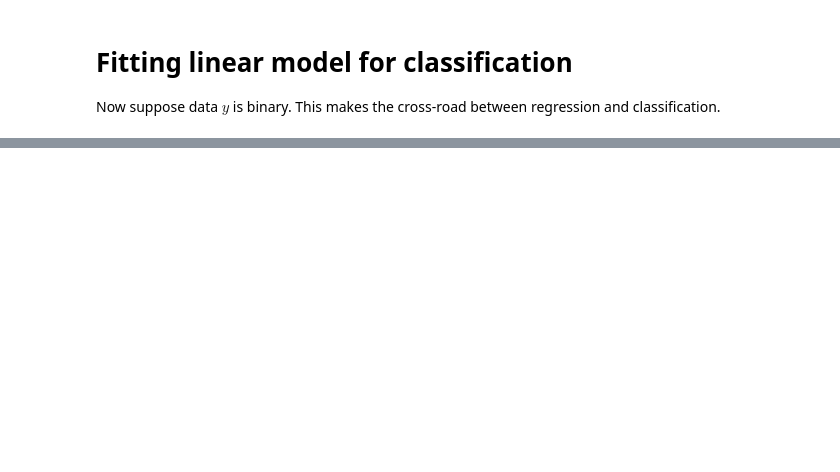
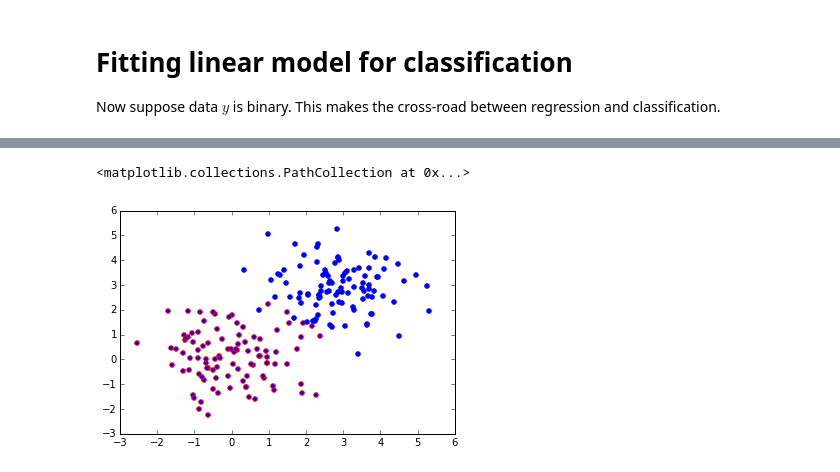
Before and after one commit to vahidpartovinia/pythonworkshop, a Jupyter notebook: ipython/chapter03.ipynb, the cells around one changed output, grey strips where cells are left out. Saved outputs shown, nothing was run; the diff lists cells and outputs as text; code cells hidden in the pictures; blank space fills up the shorter version.

```diff
--- a/ipython/chapter03.ipynb
+++ b/ipython/chapter03.ipynb
@@ -93,0 +126,11 @@ print np.mean(z_class!=z)
+# %%
+np.random.seed(0)
+n=100
+X=np.vstack((np.random.multivariate_normal([0,0],[[1,0],[0,1]] ,n), np.random.multivariate_normal([3,3],[[1,0],[0,1]] ,n)))
+Y =np.array([0] * n + [1] * n)
+index=(Y==0)
+plt.scatter(X[index,0], X[index,1], edgecolors="r")
+plt.scatter(X[~index,0], X[~index,1], edgecolors="b")
+# %% [output]
+<matplotlib.collections.PathCollection at 0x...>
+[figure, added]
```
Also changed, not shown: parts of 15 cells of this notebook, 4 other files.
